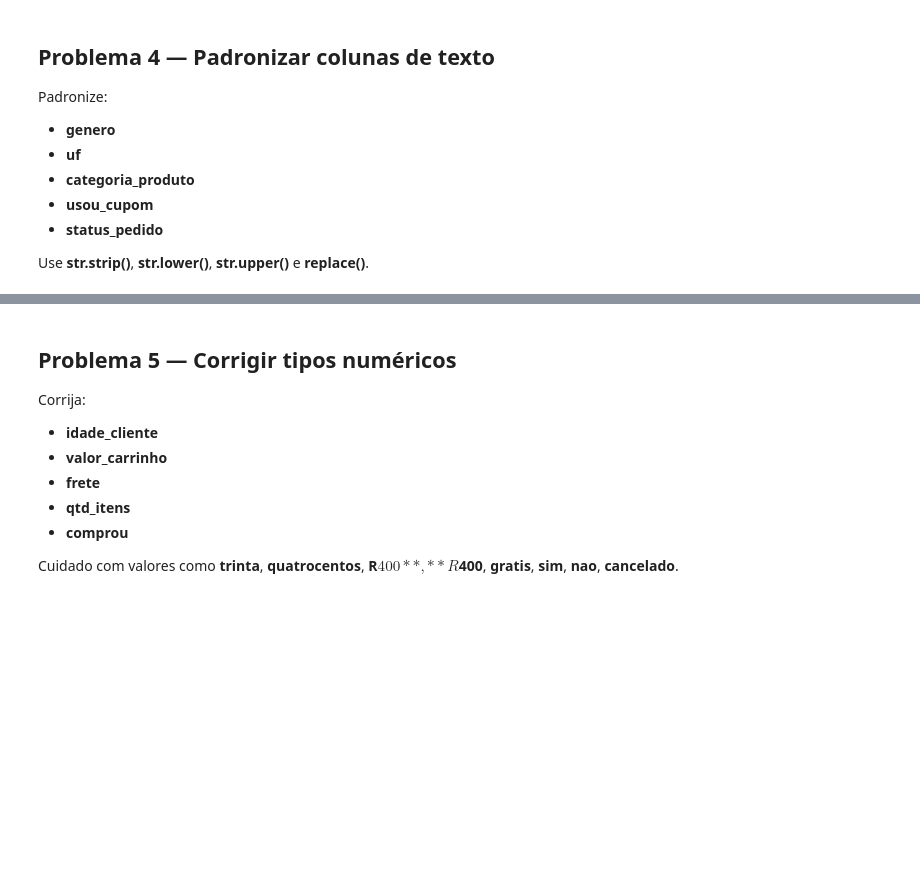
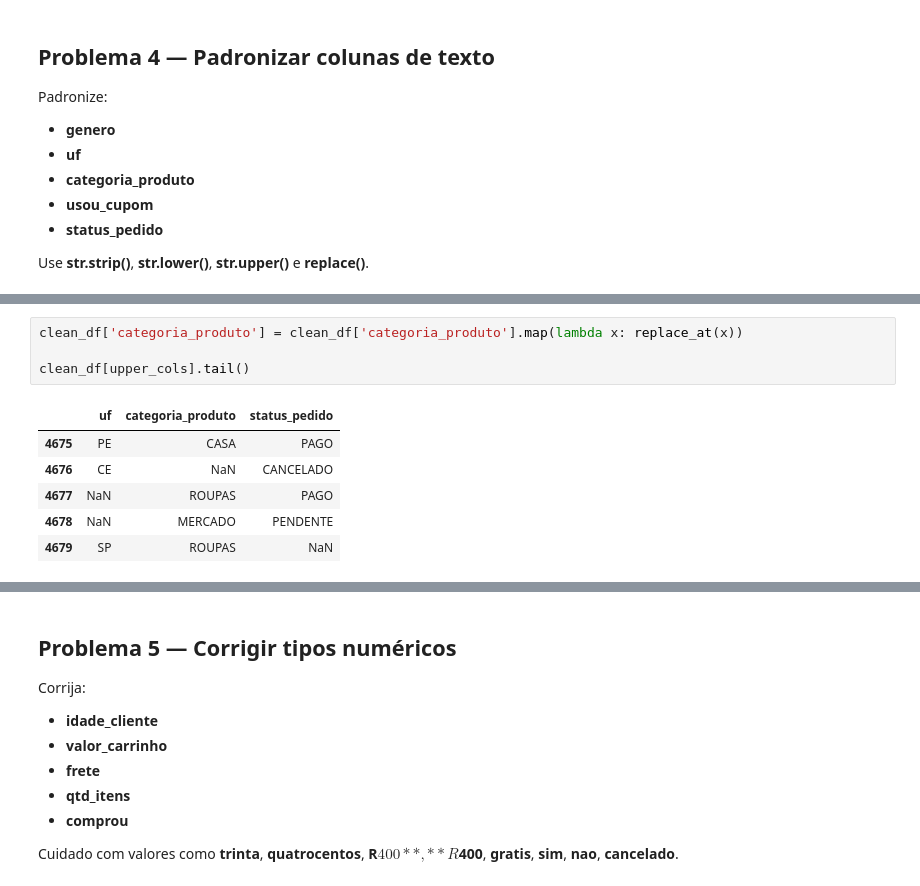
Before and after one commit to Somutt/revisao_py, a Jupyter notebook: 02_data_analysis/pandas_auditoria.ipynb, the cells around one changed output, grey strips where cells are left out. Saved outputs shown, nothing was run; the diff lists cells and outputs as text; blank space fills up the shorter version.

```diff
--- a/02_data_analysis/pandas_auditoria.ipynb
+++ b/02_data_analysis/pandas_auditoria.ipynb
@@ -242,0 +363,11 @@ Use **str.strip()**, **str.lower()**, **str.upper()** e **replace()**.
+# %%
+clean_df['categoria_produto'] = clean_df['categoria_produto'].map(lambda x: replace_at(x))
+
+clean_df[upper_cols].tail()
+# %% [output]
+|  | uf | categoria_produto | status_pedido |
+| 4675 | PE | CASA | PAGO |
+| 4676 | CE | NaN | CANCELADO |
+| 4677 | NaN | ROUPAS | PAGO |
+| 4678 | NaN | MERCADO | PENDENTE |
+| 4679 | SP | ROUPAS | NaN |
```
Also changed, not shown: parts of 19 cells of this notebook.
